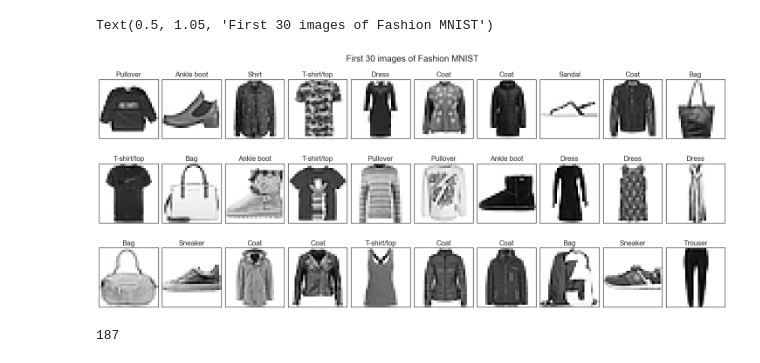
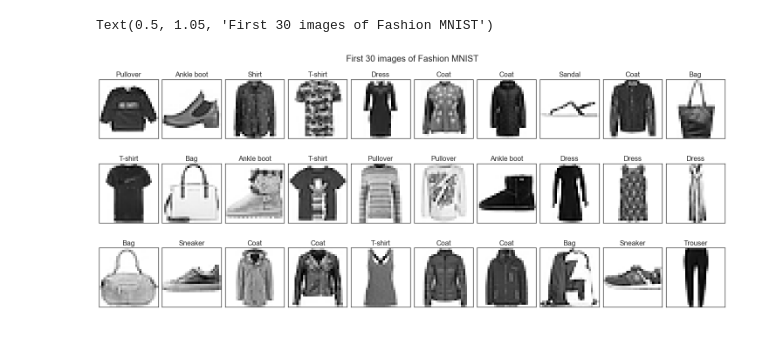
Before and after one commit to noamya-sh/Final-project-SemesterB, a Jupyter notebook: Fashion-Mnist.ipynb, the cells around one changed output. Cells and saved outputs as stored; diff of their text form; code cells hidden in the pictures.

```diff
--- a/Fashion-Mnist.ipynb
+++ b/Fashion-Mnist.ipynb
@@ -5,11 +5,11 @@ import seaborn as sns
 import matplotlib.pyplot as plt
 %matplotlib inline
 # %%
-df = pd.read_csv(r'C:\Users\נעמיה\fashion-mnist_train.csv')
-data_test = pd.read_csv(r'C:\Users\נעמיה\fashion-mnist_test.csv')
+df_tr = pd.read_csv(r'C:\Users\נעמיה\fashion-mnist_train.csv')
+df_te = pd.read_csv(r'C:\Users\נעמיה\fashion-mnist_test.csv')
 # %%
 dictionary = {
-    0 :'T-shirt/top',
+    0 :'T-shirt',
     1 : 'Trouser',
     2 : 'Pullover',
     3 : 'Dress',
@@ -42,16 +42,16 @@ ax.set_ylabel('Count', fontsize = 14);
 # %%
 plt.style.use('seaborn-white')
 fig, ax = plt.subplots(3,10, figsize = (20,8), constrained_layout = True)
 
 for i, axis in zip(range(0,30), ax.ravel()):
-    img = np.reshape(df.iloc[i, 1:].values, (28,28))
+    img = np.reshape(df_tr.iloc[i, 1:].values, (28,28))
     axis.imshow(img)
-    title = dictionary[df.iloc[i,0]]
+    title = dictionary[df_tr.iloc[i,0]]
     axis.set_title(title, fontsize = 16)
     axis.set_xticklabels("")
     axis.set_yticklabels("")
 
 fig.suptitle('First 30 images of Fashion MNIST', size = 20, y=1.05)
 # %% [output]
 Text(0.5, 1.05, 'First 30 images of Fashion MNIST')
-[figure, old version]
+[figure, new version]
@@ -71,4 +57,0 @@ d = np.argmax(cumsum >= 0.95) + 1
-# %%
-d
-# %% [output]
-187
```
Also changed, not shown: parts of 24 cells of this notebook.
